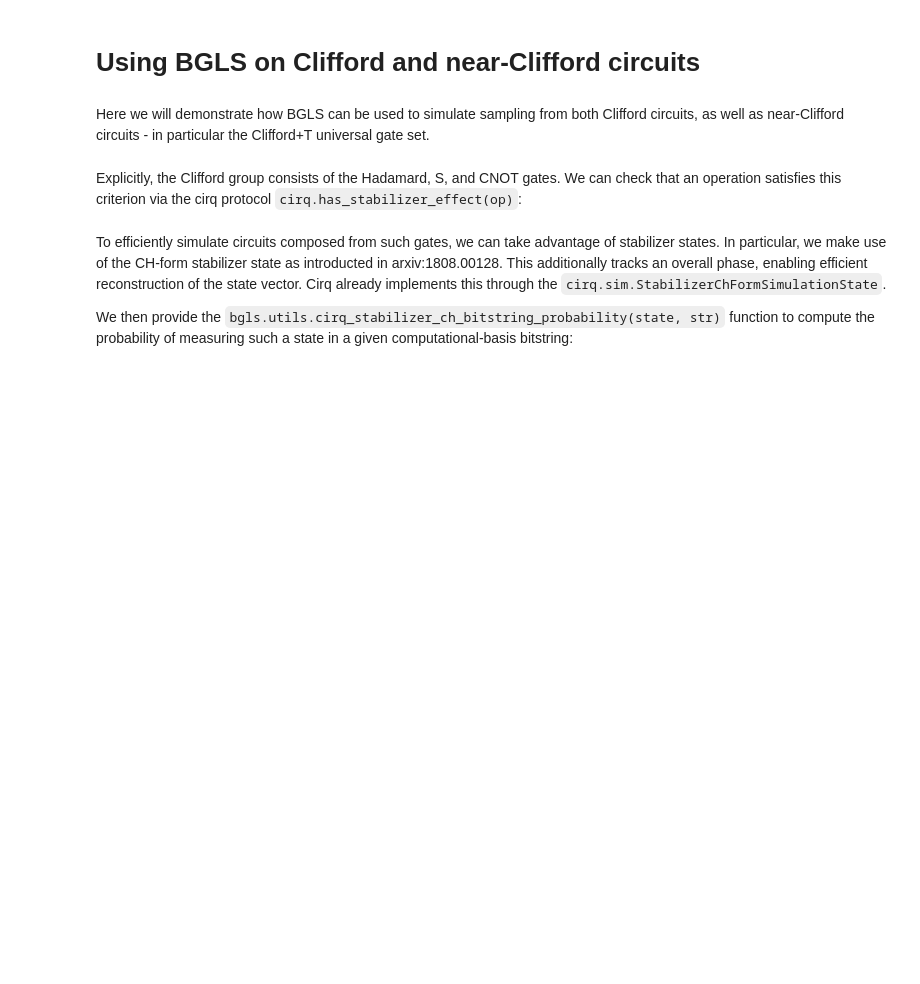
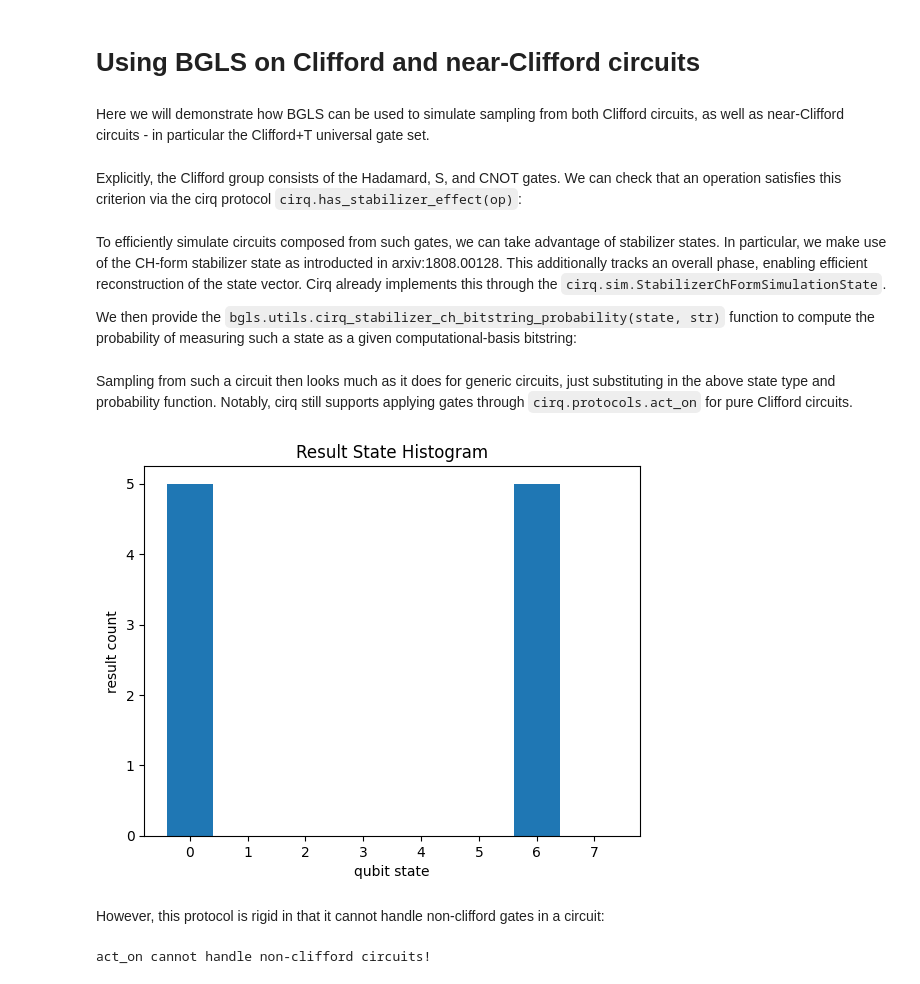
Before and after one commit to asciineuron/bgls, a Jupyter notebook: docs/clifford_simulation.ipynb, the cells around one changed output. Cells and saved outputs as stored; diff of their text form; code cells hidden in the pictures; blank space fills up the shorter version.

Commit message:
Expanded clifford tutorial notebook with runtime tests.

````diff
--- a/docs/clifford_simulation.ipynb
+++ b/docs/clifford_simulation.ipynb
@@ -16,7 +19,7 @@ for gate in [cirq.H, cirq.S, cirq.CNOT]:
 # %% [markdown]
 To efficiently simulate circuits composed from such gates, we can take advantage of stabilizer states. In particular, we make use of the CH-form stabilizer state as introducted in arxiv:1808.00128. This additionally tracks an overall phase, enabling efficient reconstruction of the state vector. Cirq already implements this through the ```cirq.sim.StabilizerChFormSimulationState```.
 
-We then provide the ```bgls.utils.cirq_stabilizer_ch_bitstring_probability(state, str)``` function to compute the probability of measuring such a state in a given computational-basis bitstring:
+We then provide the ```bgls.utils.cirq_stabilizer_ch_bitstring_probability(state, str)``` function to compute the probability of measuring such a state as a given computational-basis bitstring:
 # %%
 qubits = cirq.LineQubit.range(3)
 # create a stabilizer state trivially in the computational-basis state "101" i.e. 5 in base-10:
@@ -25,0 +29,49 @@ assert bgls.cirq_stabilizer_ch_bitstring_probability(ch_stab_state, "101") == 1
+# %% [markdown]
+Sampling from such a circuit then looks much as it does for generic circuits, just substituting in the above state type and probability function. Notably, cirq still supports applying gates through ```cirq.protocols.act_on``` for pure Clifford circuits.
+# %%
+a, b, c = cirq.LineQubit.range(3)
+circuit = cirq.Circuit(
+    cirq.H(a),
+    cirq.CNOT(a, b),
+    cirq.S.on(c),
+    cirq.measure([a, b, c], key="z"),
+)
+ch_stabilizer_simulator = bgls.Simulator(
+        cirq.StabilizerChFormSimulationState(
+            qubits=(a, b, c), initial_state=0
+        ),
+        cirq.protocols.act_on,
+        bgls.utils.cirq_stabilizer_ch_bitstring_probability,
+        seed=1,
+    )
+
+result = ch_stabilizer_simulator.run(circuit, repetitions=10)
+_ = cirq.plot_state_histogram(result, plt.subplot())
+plt.show()
+# %% [output]
+[figure, added]
+# %% [markdown]
+However, this protocol is rigid in that it cannot handle non-clifford gates in a circuit:
+# %%
+circuit = cirq.Circuit(
+    cirq.H(a),
+    cirq.CNOT(a, b),
+    cirq.S.on(c),
+    cirq.T.on(a),
+    cirq.measure([a, b, c], key="z"),
+)
+ch_stabilizer_simulator = bgls.Simulator(
+        cirq.StabilizerChFormSimulationState(
+            qubits=(a, b, c), initial_state=0
+        ),
+        cirq.protocols.act_on,
+        bgls.utils.cirq_stabilizer_ch_bitstring_probability,
+        seed=1,
+    )
+
+try:
+    result = ch_stabilizer_simulator.run(circuit, repetitions=10)
+except TypeError:
+    print("act_on cannot handle non-clifford circuits!")
+# %% [output]
+act_on cannot handle non-clifford circuits!
````
Also changed, not shown: parts of 11 cells of this notebook, 5 other files.
